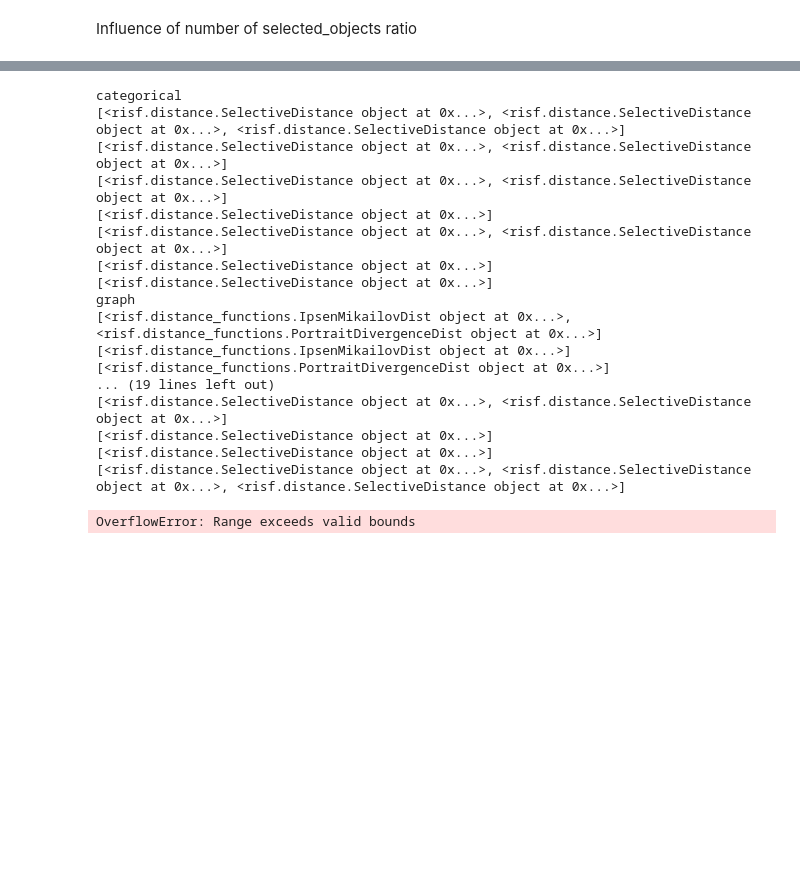
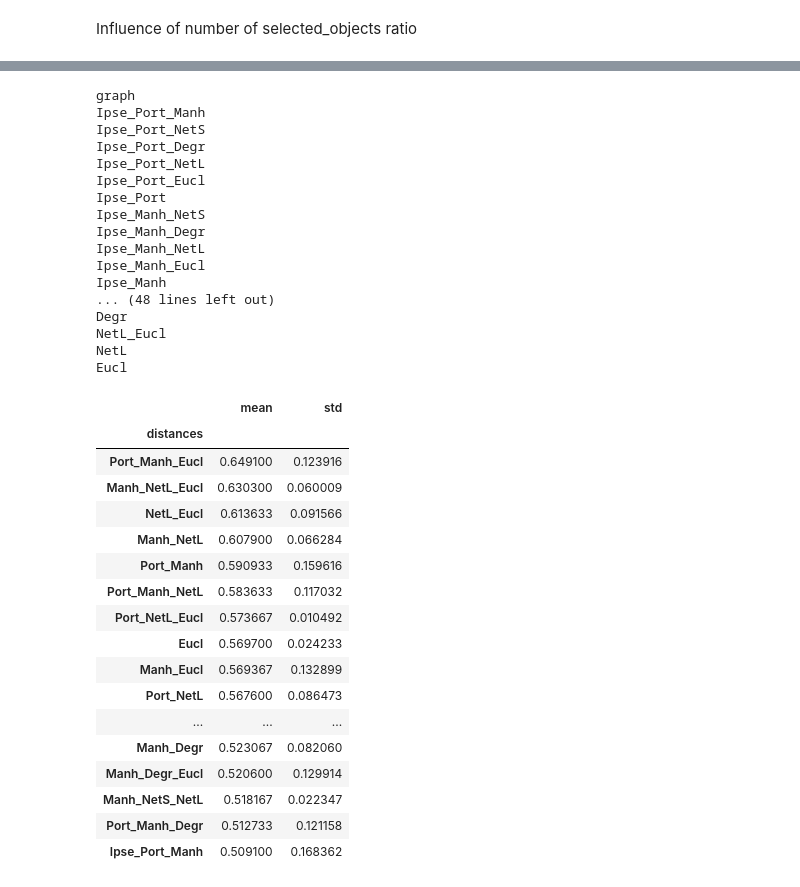
Before and after one commit to SebChw/RSIF, a Jupyter notebook: notebooks/sensitivity_analysis.ipynb, the cells around one changed output, grey strips where cells are left out. Drawn from its saved outputs; the diff is of its cells as text; code cells hidden in the pictures; blank space fills up the shorter version.

```diff
--- a/notebooks/sensitivity_analysis.ipynb
+++ b/notebooks/sensitivity_analysis.ipynb
@@ -260,16 +233,19 @@ for data_type in DISTANCES.keys():
     distances_to_use = get_binary_distances_choice(DISTANCES[data_type])
     print(data_type)
     for dataset_name in DATASETS[data_type]:
+        data = get_dataset(data_type, DATA_DIRS[data_type], dataset_name, "RISF")
         for dist_to_use in distances_to_use:
             dist = list(DISTANCES[data_type][dist_to_use])
-            data = get_dataset(data_type, DATA_DIRS[data_type], dataset_name, "RISF")
-
+            if dist_to_use.sum() > 3:
+                continue
             if data_type == "graph":
                 aucs = experiment_risf_complex(data, dist, OBJ_RATIO, clf_kwargs={})
-                dist_short = '_'.join([x.__class__.__name__[:3] for x in dist])
+                dist_short = '_'.join([x.distance.__class__.__name__[:4] if
+                                    isinstance(x, GraphDist) else x.__class__.__name__[:4] for x in dist])
+                print(dist_short)
             else:
                 aucs = perform_experiment_simple("RISF", data, clf_kwargs={}, distances = [dist])
-                dist_short = '_'.join([x.projection_func.__name__[:3] for x in dist])
+                dist_short = '_'.join([x.projection_func.__name__[:4] for x in dist])
 
 
             results = init_results(CLF, dataset_name, data_type, aucs, {"distances": dist_short})
@@ -278,21 +254,20 @@ for data_type in DISTANCES.keys():
 
 pd.DataFrame(results_distance_comb).to_csv("../results/results_selected_distances.csv", index=False)
 # %% [output]
-categorical
-[<risf.distance.SelectiveDistance object at 0x...>, <risf.distance.SelectiveDistance object at 0x...>, <risf.distance.SelectiveDistance object at 0x...>]
-[<risf.distance.SelectiveDistance object at 0x...>, <risf.distance.SelectiveDistance object at 0x...>]
-[<risf.distance.SelectiveDistance object at 0x...>, <risf.distance.SelectiveDistance object at 0x...>]
-[<risf.distance.SelectiveDistance object at 0x...>]
-[<risf.distance.SelectiveDistance object at 0x...>, <risf.distance.SelectiveDistance object at 0x...>]
-[<risf.distance.SelectiveDistance object at 0x...>]
-[<risf.distance.SelectiveDistance object at 0x...>]
 graph
-[<risf.distance_functions.IpsenMikailovDist object at 0x...>, <risf.distance_functions.PortraitDivergenceDist object at 0x...>]
-[<risf.distance_functions.IpsenMikailovDist object at 0x...>]
-[<risf.distance_functions.PortraitDivergenceDist object at 0x...>]
-... (19 lines left out)
-[<risf.distance.SelectiveDistance object at 0x...>, <risf.distance.SelectiveDistance object at 0x...>]
-[<risf.distance.SelectiveDistance object at 0x...>]
-[<risf.distance.SelectiveDistance object at 0x...>]
-[<risf.distance.SelectiveDistance object at 0x...>, <risf.distance.SelectiveDistance object at 0x...>, <risf.distance.SelectiveDistance object at 0x...>]
+Ipse_Port_Manh
+Ipse_Port_NetS
+Ipse_Port_Degr
+Ipse_Port_NetL
+Ipse_Port_Eucl
+Ipse_Port
+Ipse_Manh_NetS
+Ipse_Manh_Degr
+Ipse_Manh_NetL
+Ipse_Manh_Eucl
+Ipse_Manh
+... (48 lines left out)
+Degr
+NetL_Eucl
+NetL
+Eucl
-OverflowError: Range exceeds valid bounds
@@ -300,0 +274,29 @@ OverflowError: Range exceeds valid bounds
+# %%
+df = pd.read_csv("../results/results_selected_distances_cox2.csv")
+# %%
+mean_ = df.groupby("distances").auc.mean().sort_values(ascending=False).head(20)
+# %%
+var = df.groupby("distances").auc.std()[mean_.index]
+# %%
+df = pd.DataFrame([mean_, var]).T
+df.columns =["mean", "std"]
+df
+# %% [output]
+|  | mean | std |
+| distances |  |  |
+| Port_Manh_Eucl | 0.649100 | 0.123916 |
+| Manh_NetL_Eucl | 0.630300 | 0.060009 |
+| NetL_Eucl | 0.613633 | 0.091566 |
+| Manh_NetL | 0.607900 | 0.066284 |
+| Port_Manh | 0.590933 | 0.159616 |
+| Port_Manh_NetL | 0.583633 | 0.117032 |
+| Port_NetL_Eucl | 0.573667 | 0.010492 |
+| Eucl | 0.569700 | 0.024233 |
+| Manh_Eucl | 0.569367 | 0.132899 |
+| Port_NetL | 0.567600 | 0.086473 |
+| ... | ... | ... |
+| Manh_Degr | 0.523067 | 0.082060 |
+| Manh_Degr_Eucl | 0.520600 | 0.129914 |
+| Manh_NetS_NetL | 0.518167 | 0.022347 |
+| Port_Manh_Degr | 0.512733 | 0.121158 |
+| Ipse_Port_Manh | 0.509100 | 0.168362 |
```
Also changed, not shown: parts of 12 cells of this notebook, 21 other files.
